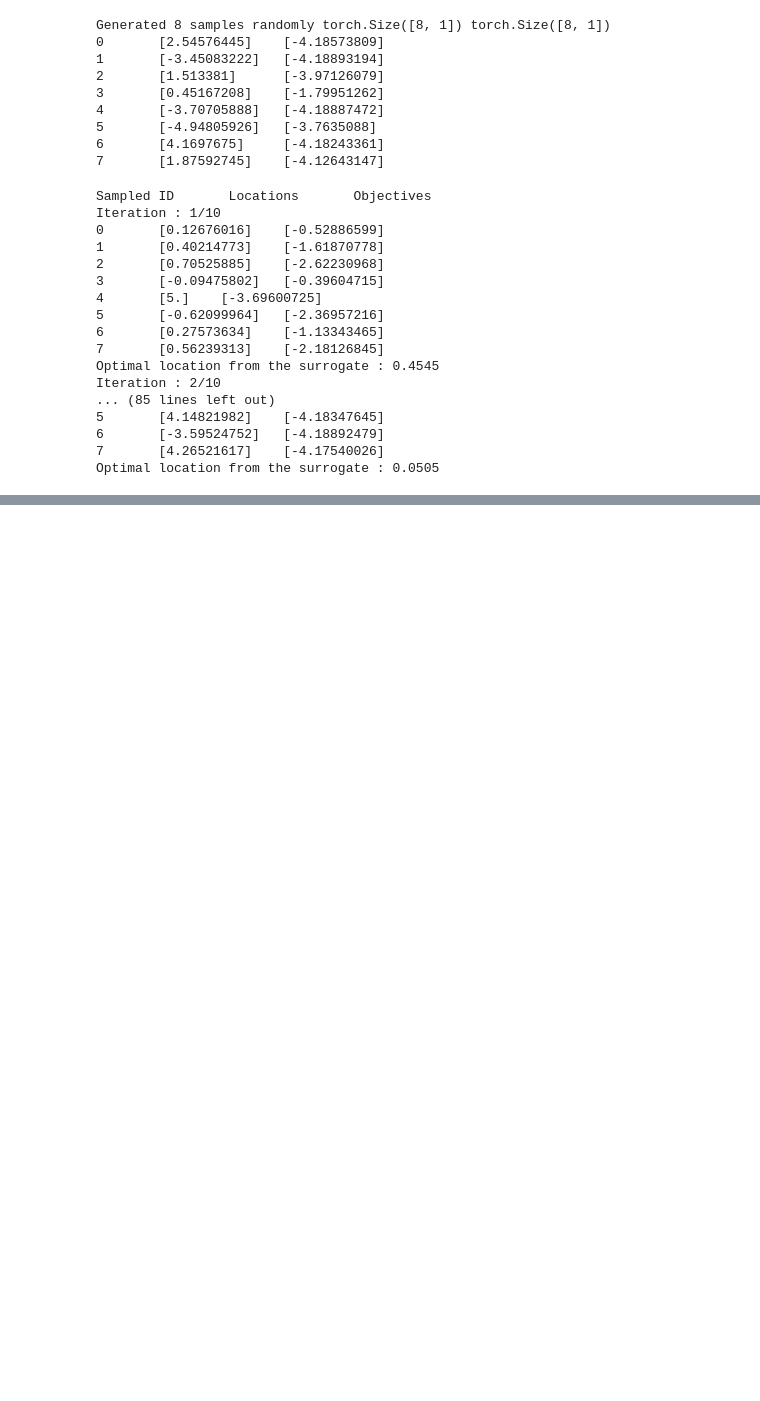
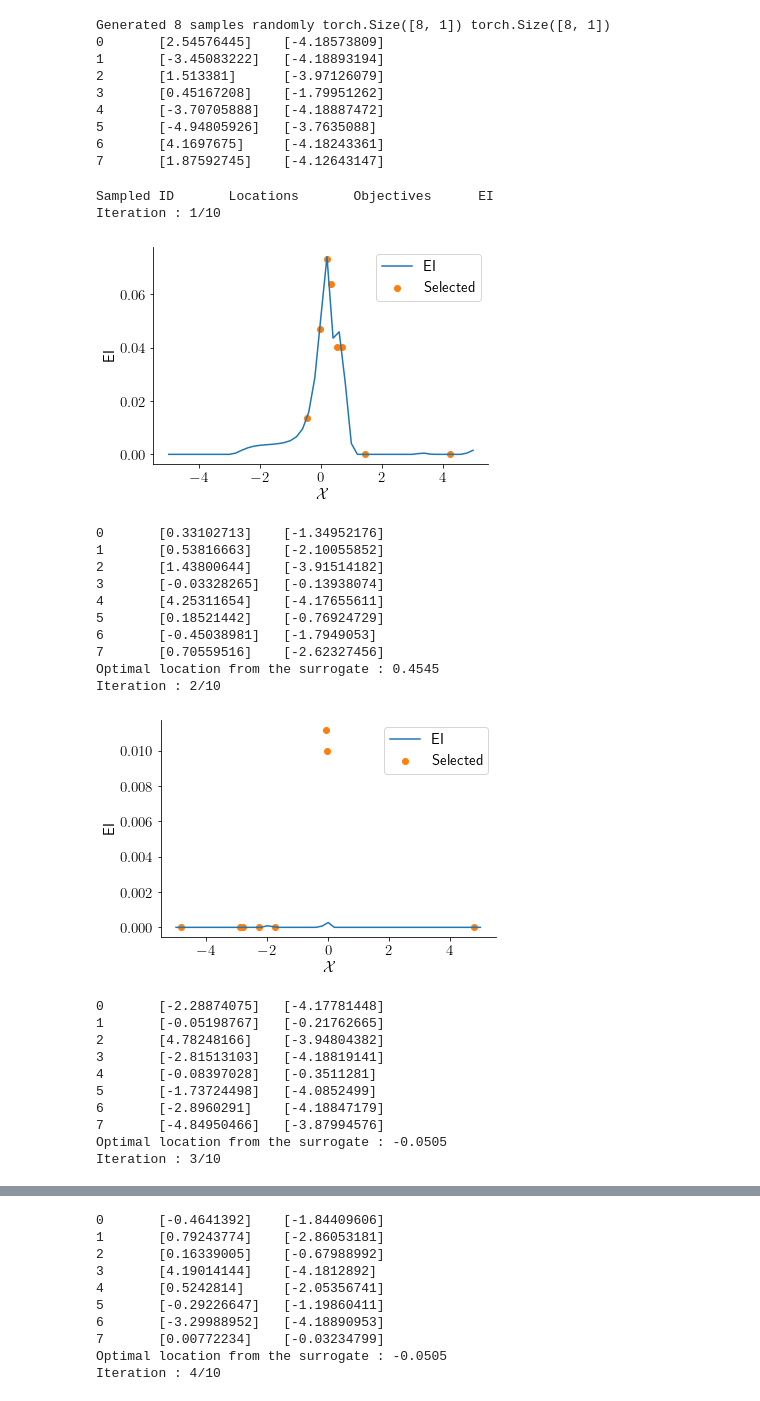
Before and after one commit to pozzo-research-group/HEAD, a Jupyter notebook: notebooks/13-BO with Gaussian functions.ipynb, the cells around one changed output, grey strips where cells are left out. Cells and saved outputs as stored; diff of their text form; code cells hidden in the pictures; blank space fills up the shorter version.

Commit message:
add batchsize impact example and finetune Gaussian hierarchies

```diff
--- a/notebooks/13-BO with Gaussian functions.ipynb
+++ b/notebooks/13-BO with Gaussian functions.ipynb
@@ -10,7 +10,8 @@ import matplotlib.pyplot as plt
 plt.rcParams.update({"text.usetex": True,
                      "axes.spines.right" : False,
                      "axes.spines.top" : False,
-                     "font.size": 15
+                     "font.size": 15,
+                     'text.latex.preamble': r'\usepackage{amsfonts}'
                     }
                    )
 tkwargs = {
@@ -26,7 +27,6 @@ from botorch import fit_gpytorch_model
 from botorch.acquisition.monte_carlo import  qExpectedImprovement
 from matplotlib.cm import ScalarMappable
 from scipy.spatial import distance
-torch.manual_seed(2021)
 import pdb
 from botorch.utils.sampling import draw_sobol_samples
 from botorch.optim.optimize import optimize_acqf
@@ -62,10 +65,6 @@ bounds = torch.tensor(A).reshape(2,1).to(**tkwargs)
 # %%
-from head import L2
 metric = 'euclidean'
-if metric=='l2':
-    d = lambda yi, yt : -L2().distance(yi, yt, lambda_)
-elif metric=='euclidean':
-    d = lambda yi,yt : -distance.euclidean(yi,yt)
+d = lambda yi,yt : -distance.euclidean(yi,yt)
 # %%
 def oracle(x):
     """Scoring function at a given input location
@@ -122,7 +121,7 @@ def initialize_model(train_x, train_obj):
 mll, model = initialize_model(train_x, train_obj)
 # %%
 def selector(f, q = BATCH_SIZE):
-    new_x, _ = optimize_acqf(
+    new_x, acq_values = optimize_acqf(
         acq_function=f,
         bounds=bounds,
         q=q,
@@ -131,7 +130,7 @@ def selector(f, q = BATCH_SIZE):
         sequential=False,
     )
     new_obj = batch_oracle(new_x)
-    return new_x, new_obj
+    return new_x, new_obj, acq_values
 # %%
 def agent(model):
     with torch.no_grad():
@@ -139,45 +138,63 @@ def agent(model):
         posterior = model.posterior(test_x)
         out_test = posterior.mean
         return test_x[out_test.argmax()].cpu().numpy()
+# %%
+def plot_EI(f, new_x):
+    fig, ax = plt.subplots()
+    with torch.no_grad():
+        ax.plot(test_x.numpy(), f(test_x.reshape(51,1,1)).numpy(), label='EI', color='tab:blue')
+        ax.scatter(new_x.numpy(), f(new_x.reshape(BATCH_SIZE,1,1)).numpy(), label='Selected', color='tab:orange')
+        ax.set_xlabel(r'$\mathcal{X}$')
+        ax.set_ylabel('EI')
+        ax.legend()
+        plt.show()
 # %%
 # run N_ITERATIONS rounds of BayesOpt after the initial random batch
-print('Sampled ID \t Locations \t Objectives')
+print('Sampled ID \t Locations \t Objectives \t EI')
 for iteration in range(1, N_ITERATIONS + 1):
     print('Iteration : %d/%d'%(iteration, N_ITERATIONS))
     # fit the models
     fit_gpytorch_model(mll)
 
     # define the acquisition module
     #acquisition = qUpperConfidenceBound(model, beta=0.1)
     best_f = train_obj.max(axis=0).values
     acquisition = qExpectedImprovement(model, best_f = best_f)
 
     # optimize acquisition functions and get new observations
-    new_x, new_obj = selector(acquisition)
+    new_x, new_obj, acq_values = selector(acquisition)
+    plot_EI(acquisition, new_x)
     for i in range(BATCH_SIZE):
         print('%d\t%s\t%s'%(i, new_x[i,...].numpy(), new_obj[i,...].numpy()))
 
     # update training points
     train_x = torch.cat([train_x, new_x])
     train_obj = torch.cat([train_obj, new_obj])
     print('Optimal location from the surrogate : %2.4f'%float(agent(model)))
     # re-initialize
     mll, model = initialize_model(train_x, train_obj)
 # %% [output]
-Sampled ID       Locations       Objectives
+Sampled ID       Locations       Objectives      EI
 Iteration : 1/10
-0       [0.12676016]    [-0.52886599]
-1       [0.40214773]    [-1.61870778]
-2       [0.70525885]    [-2.62230968]
-3       [-0.09475802]   [-0.39604715]
-4       [5.]    [-3.69600725]
-5       [-0.62099964]   [-2.36957216]
-6       [0.27573634]    [-1.13343465]
-7       [0.56239313]    [-2.18126845]
-Optimal location from the surrogate : 0.4545
-Iteration : 2/10
-... (85 lines left out)
-5       [4.14821982]    [-4.18347645]
-6       [-3.59524752]   [-4.18892479]
-7       [4.26521617]    [-4.17540026]
-Optimal location from the surrogate : 0.0505
+[figure, added]
+0       [0.33102713]    [-1.34952176]
+1       [0.53816663]    [-2.10055852]
+2       [1.43800644]    [-3.91514182]
+3       [-0.03328265]   [-0.13938074]
+4       [4.25311654]    [-4.17655611]
+5       [0.18521442]    [-0.76924729]
+6       [-0.45038981]   [-1.7949053]
+7       [0.70559516]    [-2.62327456]
+Optimal location from the surrogate : 0.4545
+Iteration : 2/10
+[figure, added]
+0       [-2.28874075]   [-4.17781448]
+1       [-0.05198767]   [-0.21762665]
+2       [4.78248166]    [-3.94804382]
+3       [-2.81513103]   [-4.18819141]
+4       [-0.08397028]   [-0.3511281]
+5       [-1.73724498]   [-4.0852499]
+6       [-2.8960291]    [-4.18847179]
+7       [-4.84950466]   [-3.87994576]
+Optimal location from the surrogate : -0.0505
+Iteration : 3/10
@@ -183,0 +202,10 @@ Optimal location from the surrogate : 0.0505
+0       [-0.4641392]    [-1.84409606]
+1       [0.79243774]    [-2.86053181]
+2       [0.16339005]    [-0.67988992]
+3       [4.19014144]    [-4.1812892]
+4       [0.5242814]     [-2.05356741]
+5       [-0.29226647]   [-1.19860411]
+6       [-3.29988952]   [-4.18890953]
+7       [0.00772234]    [-0.03234799]
+Optimal location from the surrogate : -0.0505
+Iteration : 4/10
```
Also changed, not shown: parts of 5 cells of this notebook, 5 other files.
